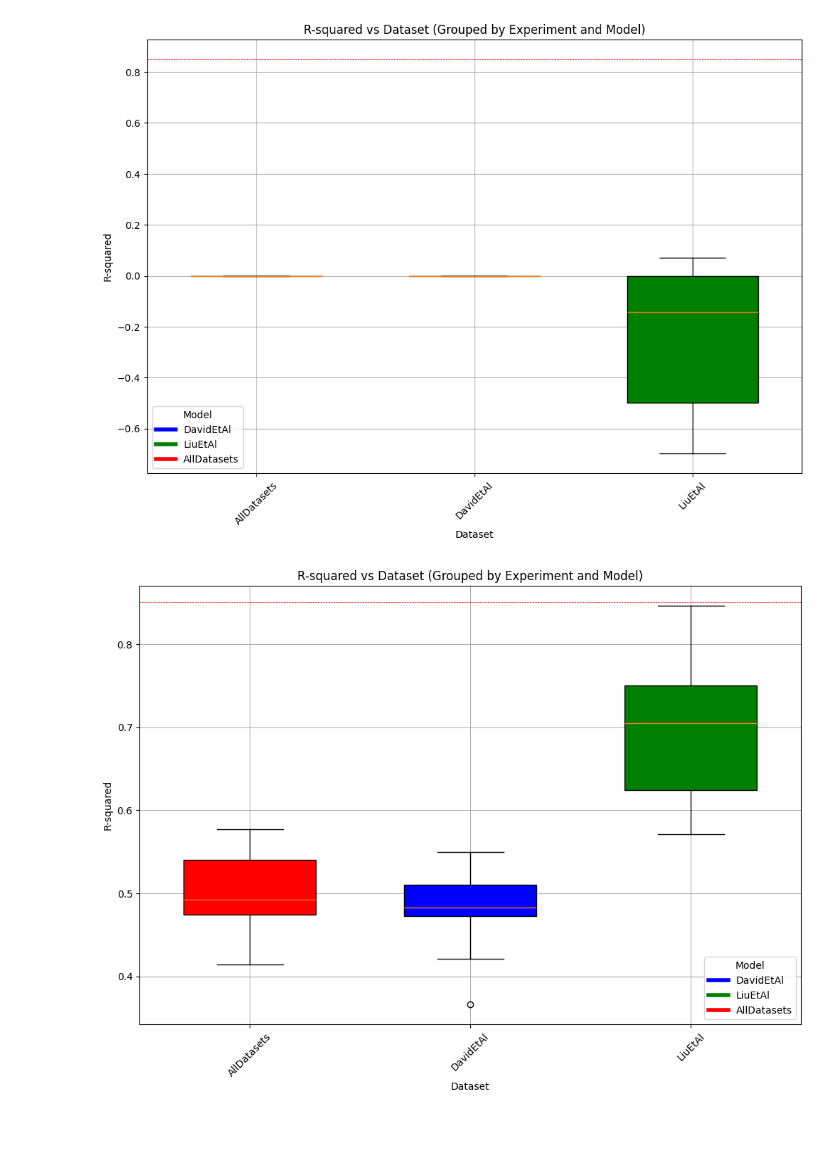
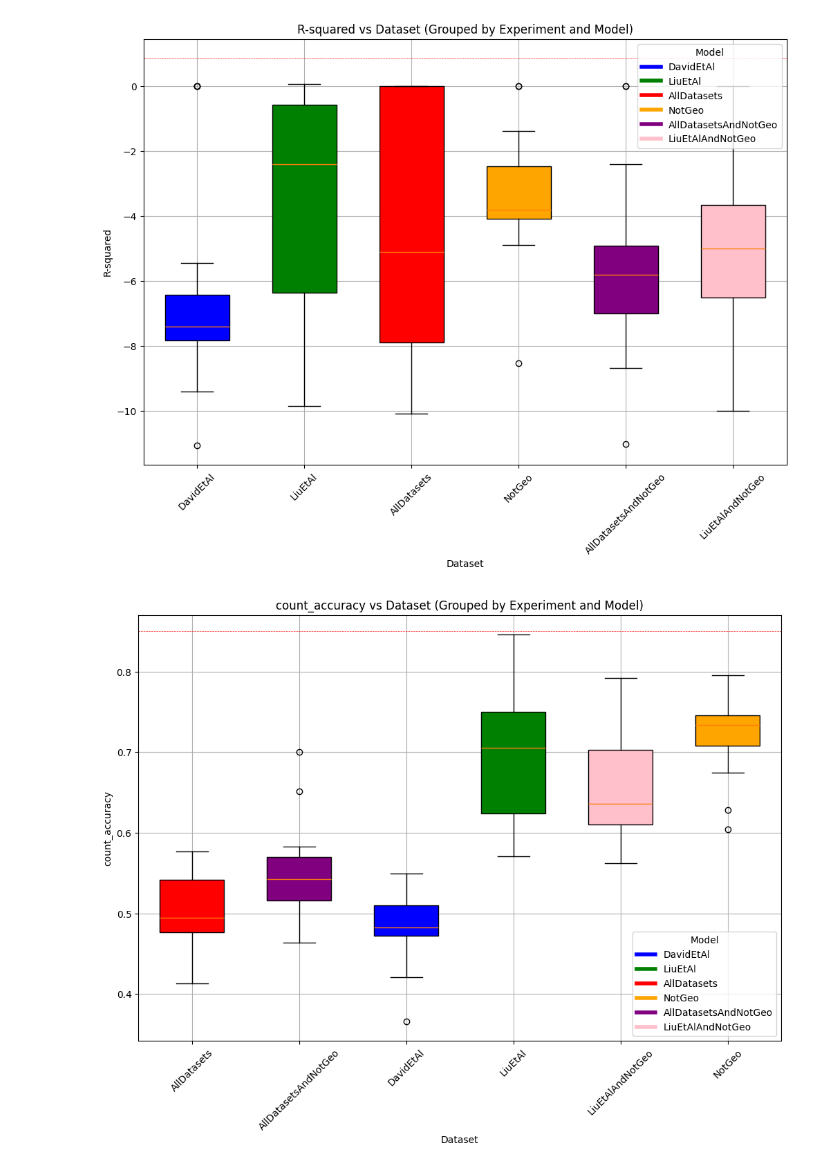
Before and after one commit to SamueleBumbaca/Plants__On_the_minimum_dataset_size_for_a_maize_seedling_object_detector, a Jupyter notebook: Datasets_out_domain.ipynb, the cells around one changed output. Drawn from its saved outputs; the diff is of its cells as text; code cells hidden in the pictures; blank space fills up the shorter version.

Commit message:
plotting_change

```diff
--- a/Datasets_out_domain.ipynb
+++ b/Datasets_out_domain.ipynb
@@ -39,37 +39,37 @@ filtered_df = filtered_df[filtered_df['out_domain'].isin(['yes'])]
 filtered_df = filtered_df.loc[filtered_df.groupby(['experiment', 'model'])['r_squared'].idxmax()]
 
 # Set r-squared <0 to 0
-filtered_df = filtered_df[filtered_df['r_squared'] >= -1]
+# filtered_df = filtered_df[filtered_df['r_squared'] >= -1]
 
 # Sort by dataset
-filtered_df = filtered_df.sort_values(by='dataset')
+# filtered_df = filtered_df.sort_values(by='dataset')
 
 # Define custom colors for each model
-colors = {'DavidEtAl': 'blue', 'LiuEtAl': 'green', 'AllDatasets': 'red'}
+colors = {'DavidEtAl': 'blue', 'LiuEtAl': 'green', 'AllDatasets': 'red', 'NotGeo': 'orange', 'AllDatasetsAndNotGeo': 'purple', 'LiuEtAlAndNotGeo': 'pink'}
 
 # Create a figure and axis
 plt.figure(figsize=(12, 8))
 
 # Plot the data
 datasets = filtered_df['dataset'].unique()
 positions = range(len(datasets))
 for i, dataset in enumerate(datasets):
     model_data = filtered_df[filtered_df['dataset'] == dataset]
     plt.boxplot(model_data['r_squared'], positions=[i], widths=0.6, patch_artist=True, boxprops=dict(facecolor=colors[dataset]))
 
 # Plot a red line at y = 0.85
 plt.axhline(y=0.85, color='red', linestyle='--', linewidth=0.5)
 
 plt.xticks(positions, datasets, rotation=45)
 plt.xlabel('Dataset')
 plt.ylabel('R-squared')
 plt.title('R-squared vs Dataset (Grouped by Experiment and Model)')
 plt.grid(True)
 plt.legend(handles=[plt.Line2D([0], [0], color=color, lw=4) for color in colors.values()], labels=colors.keys(), title='Model')
 
 plt.show()
 # %% [output]
-[figure, old version]
+[figure, new version]
 # %%
 import pandas as pd
 import matplotlib.pyplot as plt
@@ -93,7 +93,7 @@ filtered_df = filtered_df[filtered_df['count_accuracy_avg'] >= -1]
 filtered_df = filtered_df.sort_values(by='dataset')
 
 # Define custom colors for each model
-colors = {'DavidEtAl': 'blue', 'LiuEtAl': 'green', 'AllDatasets': 'red'}
+colors = {'DavidEtAl': 'blue', 'LiuEtAl': 'green', 'AllDatasets': 'red', 'NotGeo': 'orange', 'AllDatasetsAndNotGeo': 'purple', 'LiuEtAlAndNotGeo': 'pink'}
 
 # Create a figure and axis
 plt.figure(figsize=(12, 8))
@@ -110,14 +110,14 @@ plt.axhline(y=0.85, color='red', linestyle='--', linewidth=0.5)
 
 plt.xticks(positions, datasets, rotation=45)
 plt.xlabel('Dataset')
-plt.ylabel('R-squared')
-plt.title('R-squared vs Dataset (Grouped by Experiment and Model)')
+plt.ylabel('count_accuracy')
+plt.title('count_accuracy vs Dataset (Grouped by Experiment and Model)')
 plt.grid(True)
 plt.legend(handles=[plt.Line2D([0], [0], color=color, lw=4) for color in colors.values()], labels=colors.keys(), title='Model')
 
 plt.show()
 # %% [output]
-[figure, old version]
+[figure, new version]
 # %%
 import pandas as pd
 import matplotlib.pyplot as plt
```
Also changed, not shown: parts of 5 cells of this notebook, 38 other files.
